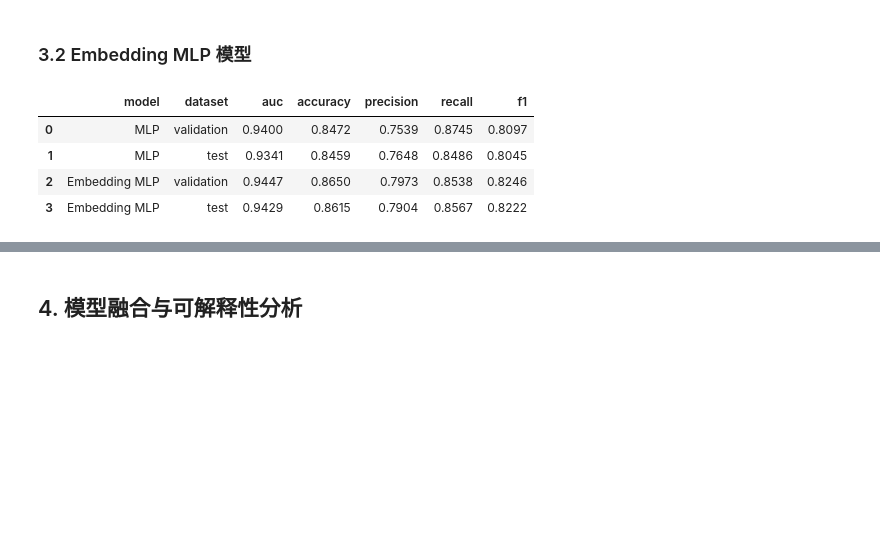
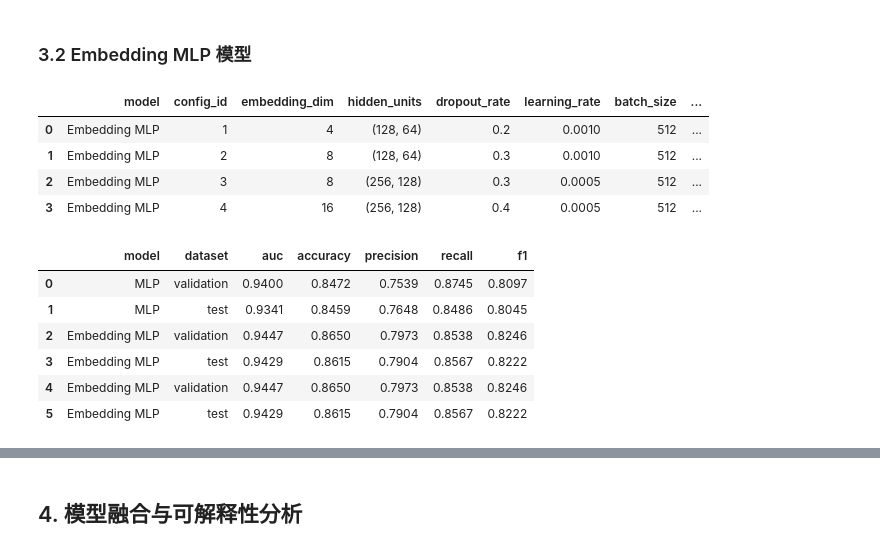
Before and after one commit to tedxu222-cpu/hotel-booking-analysis, a Jupyter notebook: notebooks/modeling_sample_construction.ipynb, the cells around one changed output, grey strips where cells are left out. Cells and saved outputs as stored; diff of their text form; code cells hidden in the pictures; blank space fills up the shorter version.

```diff
--- a/notebooks/modeling_sample_construction.ipynb
+++ b/notebooks/modeling_sample_construction.ipynb
@@ -77,6 +77,9 @@ DEEP_LEARNING_METRICS_PATH = PROJECT_ROOT / "reports" / "deep_learning_model_met
 DEEP_LEARNING_TUNING_PATH = PROJECT_ROOT / "reports" / "deep_learning_tuning_results.csv"
 DEEP_LEARNING_COMPARISON_PATH = PROJECT_ROOT / "reports" / "deep_learning_model_comparison.csv"
 DEEP_LEARNING_AUC_FIGURE_PATH = PROJECT_ROOT / "reports" / "deep_learning_auc_comparison.png"
+DEEP_LEARNING_HISTORY_PATH = PROJECT_ROOT / "reports" / "deep_learning_training_history.csv"
+MLP_TRAINING_CURVE_PATH = PROJECT_ROOT / "reports" / "mlp_training_curve.png"
+EMBEDDING_MLP_TRAINING_CURVE_PATH = PROJECT_ROOT / "reports" / "embedding_mlp_training_curve.png"
 MLP_PREDICTION_PATH = PROJECT_ROOT / "reports" / "mlp_prediction_probabilities.csv"
 
 ENSEMBLE_MODEL_METRICS_PATH = PROJECT_ROOT / "reports" / "ensemble_model_metrics.csv"
@@ -1339,6 +1390,18 @@ EMBEDDING_CATEGORICAL_COLUMNS = [
     "lead_time_group",
     "special_request_group",
 ]
+
+if "replace_model_rows" not in globals():
+    def replace_model_rows(output_path: Path, new_data: pd.DataFrame, model_names: list[str]) -> pd.DataFrame:
+        """用当前模型的新结果替换旧结果，避免重复运行 notebook 后产生重复行。"""
+        new_data = new_data.copy()
+        if output_path.exists():
+            previous_data = pd.read_csv(output_path)
+            if "model" in previous_data.columns:
+                previous_data = previous_data[~previous_data["model"].isin(model_names)]
+            return pd.concat([previous_data, new_data], ignore_index=True)
+        return new_data
+
 
 EMBEDDING_NUMERIC_COLUMNS = [
     "lead_time",
@@ -1515,6 +1578,7 @@ if RUN_EMBEDDING_TRAINING:
 
     embedding_tuning_records = []
     embedding_metric_records = []
+    embedding_training_history_records = []
     best_embedding_model = None
     best_embedding_auc = -np.inf
 
@@ -1572,6 +1636,15 @@ if RUN_EMBEDDING_TRAINING:
                 "train_seconds": round(train_seconds, 2),
             }
         )
+        embedding_training_history_records.extend(
+            build_training_history_records(
+                history,
+                "Embedding MLP",
+                config_id,
+                config,
+                extra_config={"embedding_dim": config["embedding_dim"]},
+            )
+        )
         if validation_auc > best_embedding_auc:
             best_embedding_auc = validation_auc
             best_embedding_model = model
@@ -1583,51 +1656,66 @@ if RUN_EMBEDDING_TRAINING:
         probability = best_embedding_model.predict(input_data, verbose=0).ravel()
         embedding_metric_records.append(
             evaluate_probability_predictions(y_data, probability, "Embedding MLP", dataset_name)
         )
 
     embedding_tuning_results = pd.DataFrame(embedding_tuning_records)
     embedding_model_metrics = pd.DataFrame(embedding_metric_records)
+    embedding_training_history = pd.DataFrame(embedding_training_history_records)
 
-    if "mlp_tuning_results" in globals():
-        deep_learning_tuning_results = pd.concat(
-            [mlp_tuning_results, embedding_tuning_results],
-            ignore_index=True,
-        )
-    else:
-        deep_learning_tuning_results = embedding_tuning_results
-
-    if "mlp_model_metrics" in globals():
-        deep_learning_model_metrics = pd.concat(
-            [mlp_model_metrics, embedding_model_metrics],
-            ignore_index=True,
-        )
-    else:
-        deep_learning_model_metrics = embedding_model_metrics
+    deep_learning_tuning_results = replace_model_rows(
+        DEEP_LEARNING_TUNING_PATH,
+        embedding_tuning_results,
+        ["Embedding MLP"],
+    )
+    deep_learning_model_metrics = replace_model_rows(
+        DEEP_LEARNING_METRICS_PATH,
+        embedding_model_metrics,
+        ["Embedding MLP"],
+    )
+    deep_learning_training_history = replace_model_rows(
+        DEEP_LEARNING_HISTORY_PATH,
+        embedding_training_history,
+        ["Embedding MLP"],
+    )
 
     deep_learning_tuning_results.to_csv(
         DEEP_LEARNING_TUNING_PATH,
         index=False,
         encoding="utf-8-sig",
     )
     deep_learning_model_metrics.to_csv(
         DEEP_LEARNING_METRICS_PATH,
         index=False,
         encoding="utf-8-sig",
     )
+    deep_learning_training_history.to_csv(
+        DEEP_LEARNING_HISTORY_PATH,
+        index=False,
+        encoding="utf-8-sig",
+    )
 else:
     if DEEP_LEARNING_METRICS_PATH.exists():
         deep_learning_model_metrics = pd.read_csv(DEEP_LEARNING_METRICS_PATH)
+        if DEEP_LEARNING_HISTORY_PATH.exists():
+            deep_learning_training_history = pd.read_csv(DEEP_LEARNING_HISTORY_PATH)
     else:
         print("Embedding MLP 训练默认关闭。需要运行时请将 RUN_EMBEDDING_TRAINING 改为 True。")
 
 if "embedding_tuning_results" in globals():
     display(embedding_tuning_results)
 if "deep_learning_model_metrics" in globals():
     display(deep_learning_model_metrics)
 # %% [output]
-|  | model | dataset | auc | accuracy | precision | recall | f1 |
-| 0 | MLP | validation | 0.9400 | 0.8472 | 0.7539 | 0.8745 | 0.8097 |
-| 1 | MLP | test | 0.9341 | 0.8459 | 0.7648 | 0.8486 | 0.8045 |
-| 2 | Embedding MLP | validation | 0.9447 | 0.8650 | 0.7973 | 0.8538 | 0.8246 |
-| 3 | Embedding MLP | test | 0.9429 | 0.8615 | 0.7904 | 0.8567 | 0.8222 |
+|  | model | config_id | embedding_dim | hidden_units | dropout_rate | learning_rate | batch_size | ... |
+| 0 | Embedding MLP | 1 | 4 | (128, 64) | 0.2 | 0.0010 | 512 | ... |
+| 1 | Embedding MLP | 2 | 8 | (128, 64) | 0.3 | 0.0010 | 512 | ... |
+| 2 | Embedding MLP | 3 | 8 | (256, 128) | 0.3 | 0.0005 | 512 | ... |
+| 3 | Embedding MLP | 4 | 16 | (256, 128) | 0.4 | 0.0005 | 512 | ... |
+|  | model | dataset | auc | accuracy | precision | recall | f1 |
+| 0 | MLP | validation | 0.9400 | 0.8472 | 0.7539 | 0.8745 | 0.8097 |
+| 1 | MLP | test | 0.9341 | 0.8459 | 0.7648 | 0.8486 | 0.8045 |
+| 2 | Embedding MLP | validation | 0.9447 | 0.8650 | 0.7973 | 0.8538 | 0.8246 |
+| 3 | Embedding MLP | test | 0.9429 | 0.8615 | 0.7904 | 0.8567 | 0.8222 |
+| 4 | Embedding MLP | validation | 0.9447 | 0.8650 | 0.7973 | 0.8538 | 0.8246 |
+| 5 | Embedding MLP | test | 0.9429 | 0.8615 | 0.7904 | 0.8567 | 0.8222 |
 # %% [markdown]
```
Also changed, not shown: parts of 6 cells of this notebook, 16 other files.
